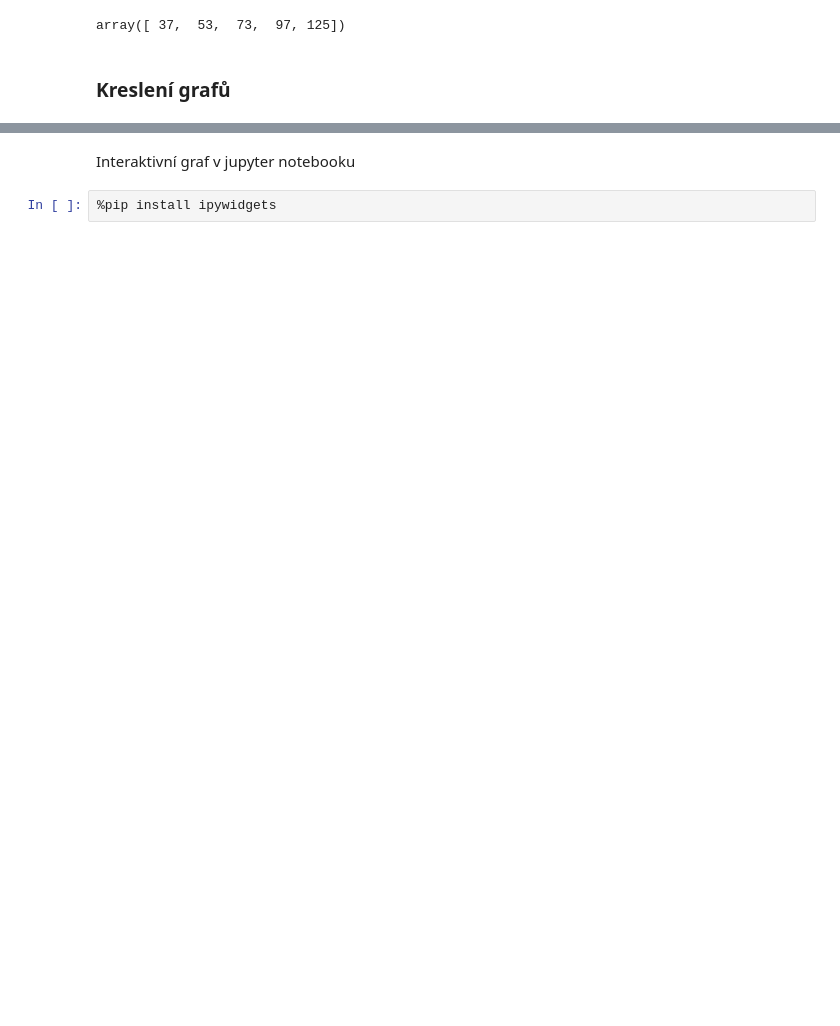
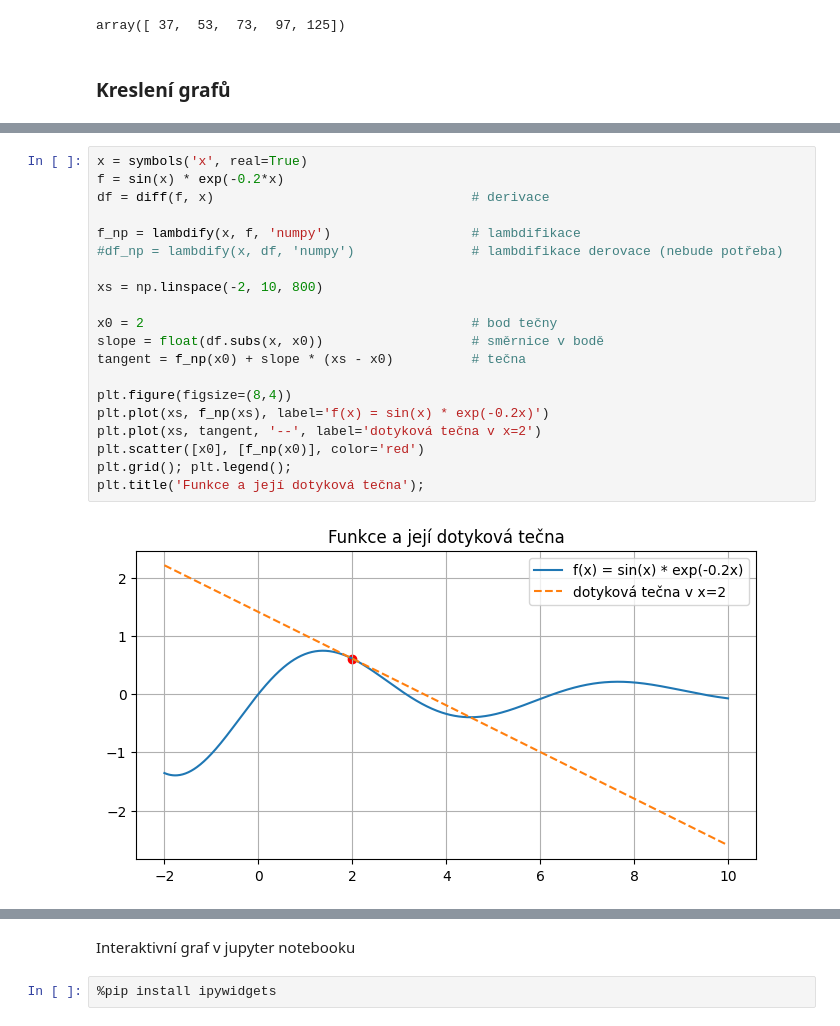
Before and after one commit to pkbcz/MSW2, a Jupyter notebook: 03a SymPy.ipynb, the cells around one changed output, grey strips where cells are left out. Cells and saved outputs as stored; diff of their text form; blank space fills up the shorter version.

```diff
--- a/03a SymPy.ipynb
+++ b/03a SymPy.ipynb
@@ -740,0 +874,22 @@ array([ 37,  53,  73,  97, 125])
+# %%
+x = symbols('x', real=True)
+f = sin(x) * exp(-0.2*x)
+df = diff(f, x)                                 # derivace
+
+f_np = lambdify(x, f, 'numpy')                  # lambdifikace
+#df_np = lambdify(x, df, 'numpy')               # lambdifikace derovace (nebude potřeba)
+
+xs = np.linspace(-2, 10, 800)
+
+x0 = 2                                          # bod tečny
+slope = float(df.subs(x, x0))                   # směrnice v bodě
+tangent = f_np(x0) + slope * (xs - x0)          # tečna
+
+plt.figure(figsize=(8,4))
+plt.plot(xs, f_np(xs), label='f(x) = sin(x) * exp(-0.2x)')
+plt.plot(xs, tangent, '--', label='dotyková tečna v x=2')
+plt.scatter([x0], [f_np(x0)], color='red')
+plt.grid(); plt.legend();
+plt.title('Funkce a její dotyková tečna');
+# %% [output]
+[figure, added]
```
Also changed, not shown: parts of 56 cells of this notebook, 3 other files.
